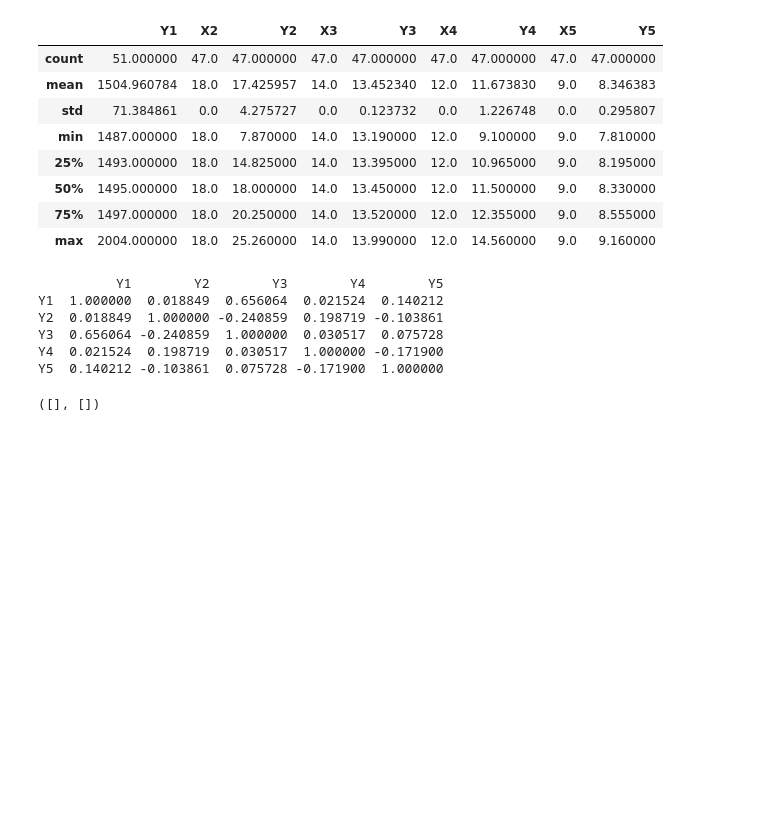
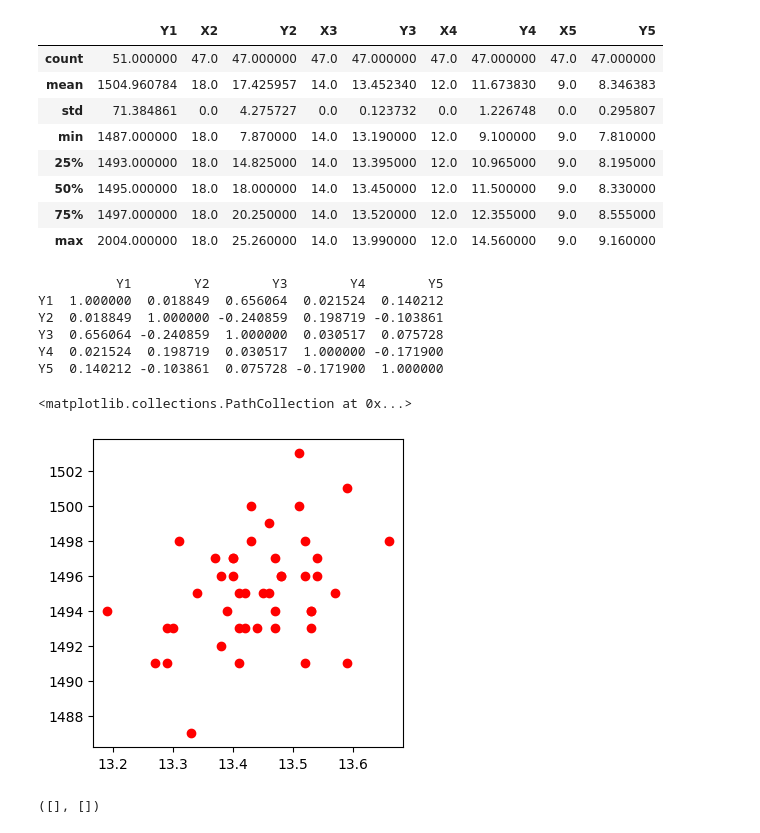
Before and after one commit to leehekeinan/pulsenmoreProject, a Jupyter notebook: pulsenmoreProject.ipynb, the cells around one changed output. Cells and saved outputs as stored; diff of their text form; code cells hidden in the pictures; blank space fills up the shorter version.

```diff
--- a/pulsenmoreProject.ipynb
+++ b/pulsenmoreProject.ipynb
@@ -83,0 +80,10 @@ Y5  0.140212 -0.103861  0.075728 -0.171900  1.000000
+# %%
+# I want to look at the plot without the two exception values, to get a better look of the relationship between the varaiabels.
+plt.figure(figsize=(4,4))
+df= fd[fd['Y1']!=2004]
+df= df[df['Y1']!=1510]
+sorted_column = df['Y1'].sort_values()
+plt.scatter(df['Y3'],sorted_column, c='red')
+# %% [output]
+<matplotlib.collections.PathCollection at 0x...>
+[figure, added]
```
Also changed, not shown: parts of 37 cells of this notebook.
